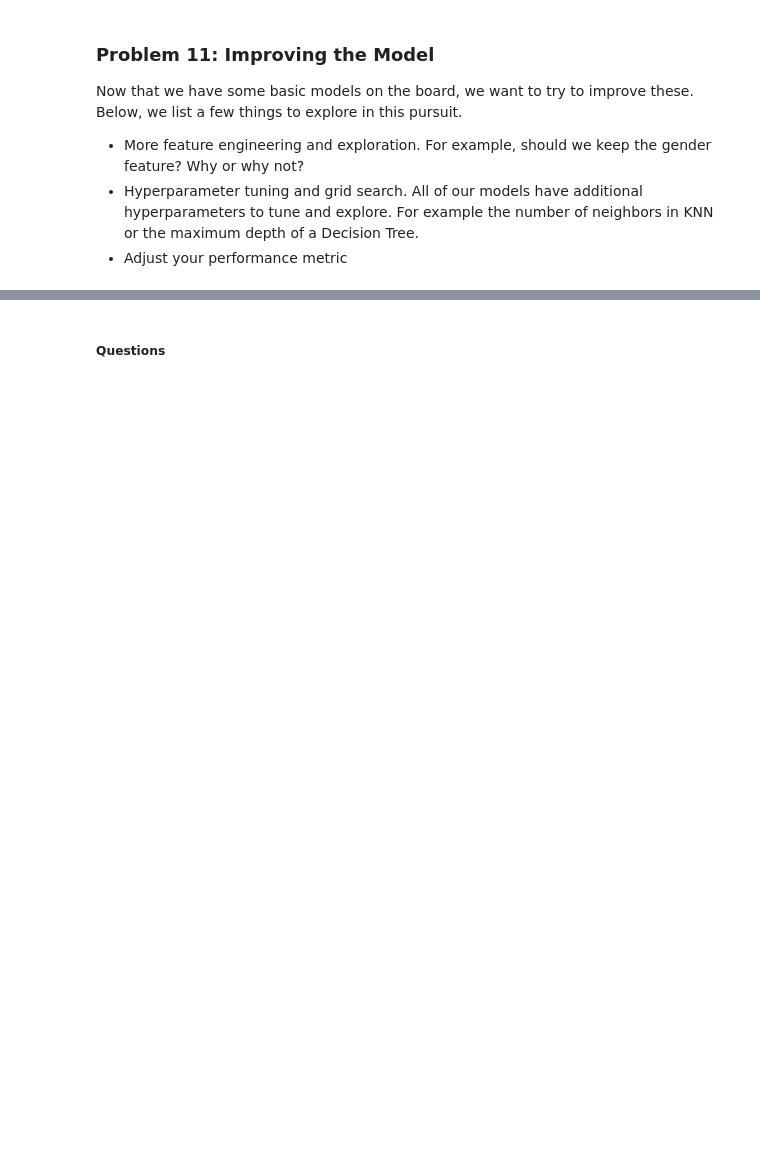
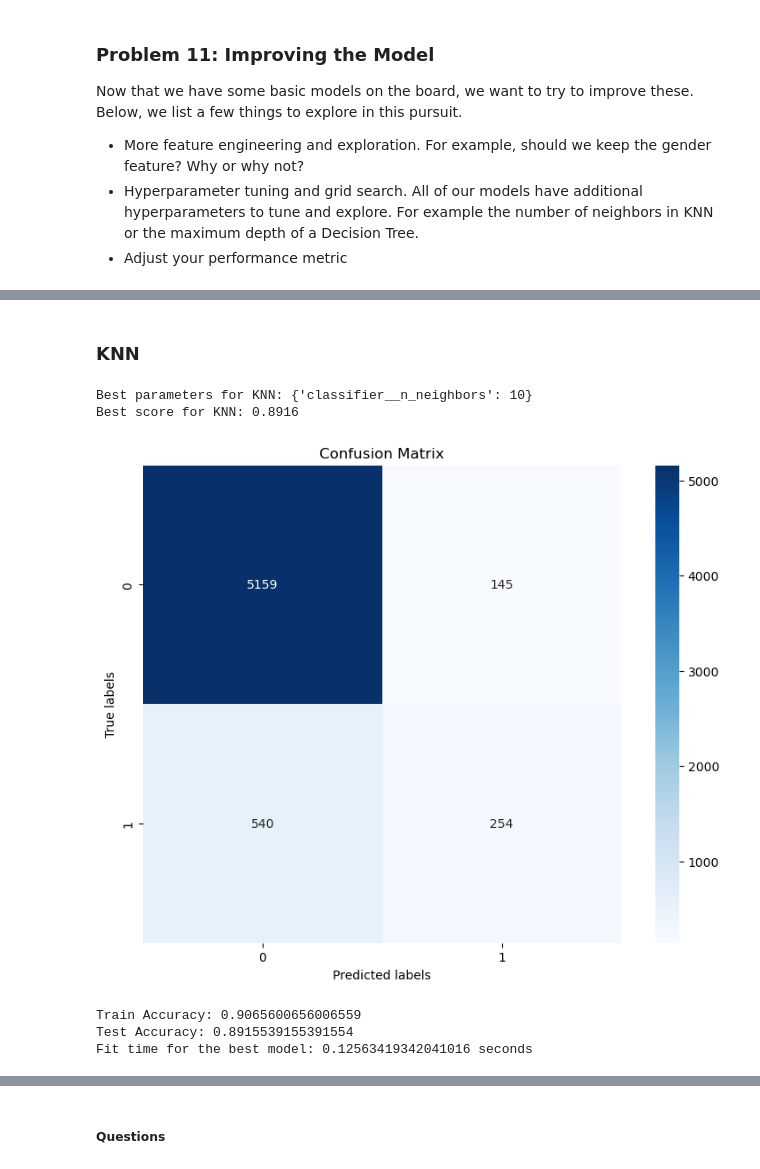
Before and after one commit to ngratzi/classifiers, a Jupyter notebook: prompt_III.ipynb, the cells around one changed output, grey strips where cells are left out. Saved outputs shown, nothing was run; the diff lists cells and outputs as text; code cells hidden in the pictures; blank space fills up the shorter version.

```diff
--- a/prompt_III.ipynb
+++ b/prompt_III.ipynb
@@ -315,0 +362,41 @@ Now that we have some basic models on the board, we want to try to improve these
+# %% [markdown]
+### KNN
+# %%
+parameters = {'classifier__n_neighbors': [3, 5, 7, 10]}
+
+pipeline = Pipeline(steps=[('preprocessor', preprocessor),
+                           ("pca", pca),
+                           ('classifier', KNeighborsClassifier())])
+
+gs = GridSearchCV(pipeline, parameters, cv=5, scoring='accuracy', return_train_score=True)
+
+gs.fit(X_train, y_train)
+
+print(f"Best parameters for KNN: {gs.best_params_}")
+print(f"Best score for KNN: {gs.best_score_:.4f}")
+
+y_pred = gs.predict(X_test)
+cm = confusion_matrix(y_test, y_pred)
+plt.figure(figsize=(10, 7))
+sns.heatmap(cm, annot=True, fmt='d', cmap='Blues', square=True)
+plt.xlabel('Predicted labels')
+plt.ylabel('True labels')
+plt.title('Confusion Matrix')
+plt.show()
+
+best_index = gs.best_index_
+train_accuracy = gs.cv_results_['mean_train_score'][best_index]
+print("Train Accuracy:", train_accuracy)
+
+test_accuracy = gs.best_score_
+print("Test Accuracy:", test_accuracy)
+
+best_fit_time = gs.cv_results_['mean_fit_time'][best_index]
+print(f"Fit time for the best model: {best_fit_time} seconds")
+# %% [output]
+Best parameters for KNN: {'classifier__n_neighbors': 10}
+Best score for KNN: 0.8916
+[figure, added]
+Train Accuracy: 0.9065600656006559
+Test Accuracy: 0.8915539155391554
+Fit time for the best model: 0.12563419342041016 seconds
```
Also changed, not shown: parts of 24 cells of this notebook.
